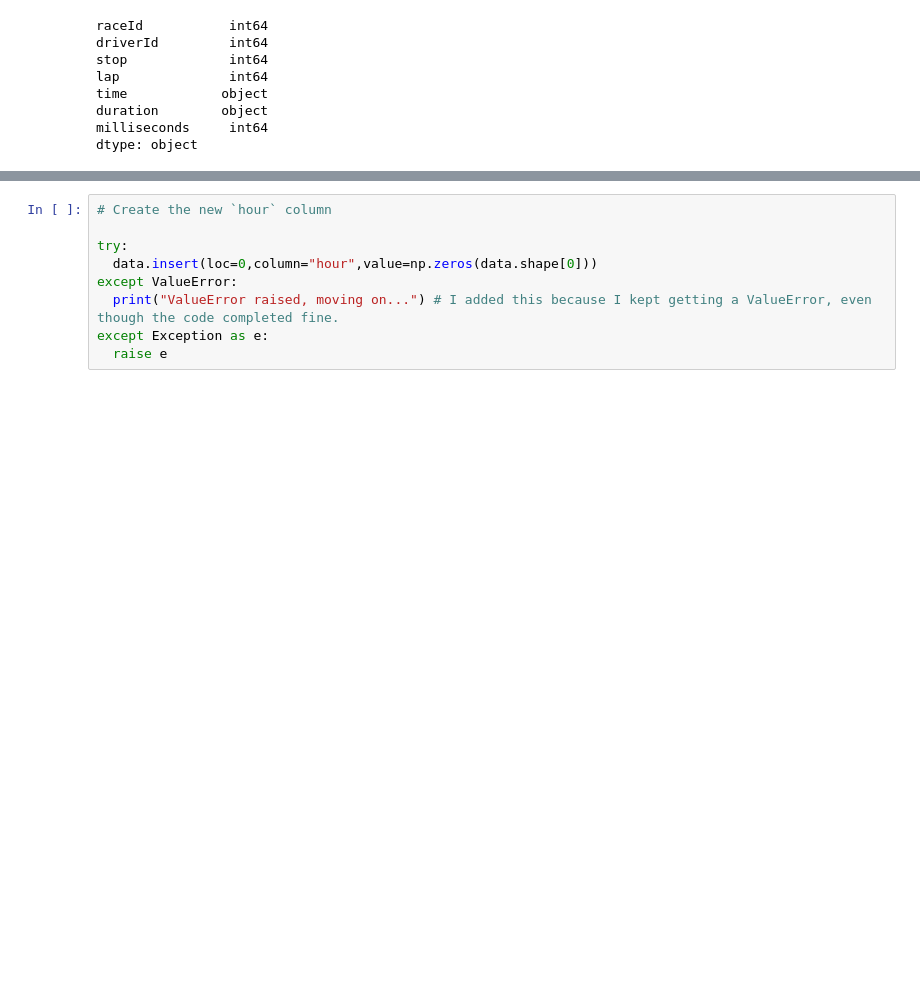
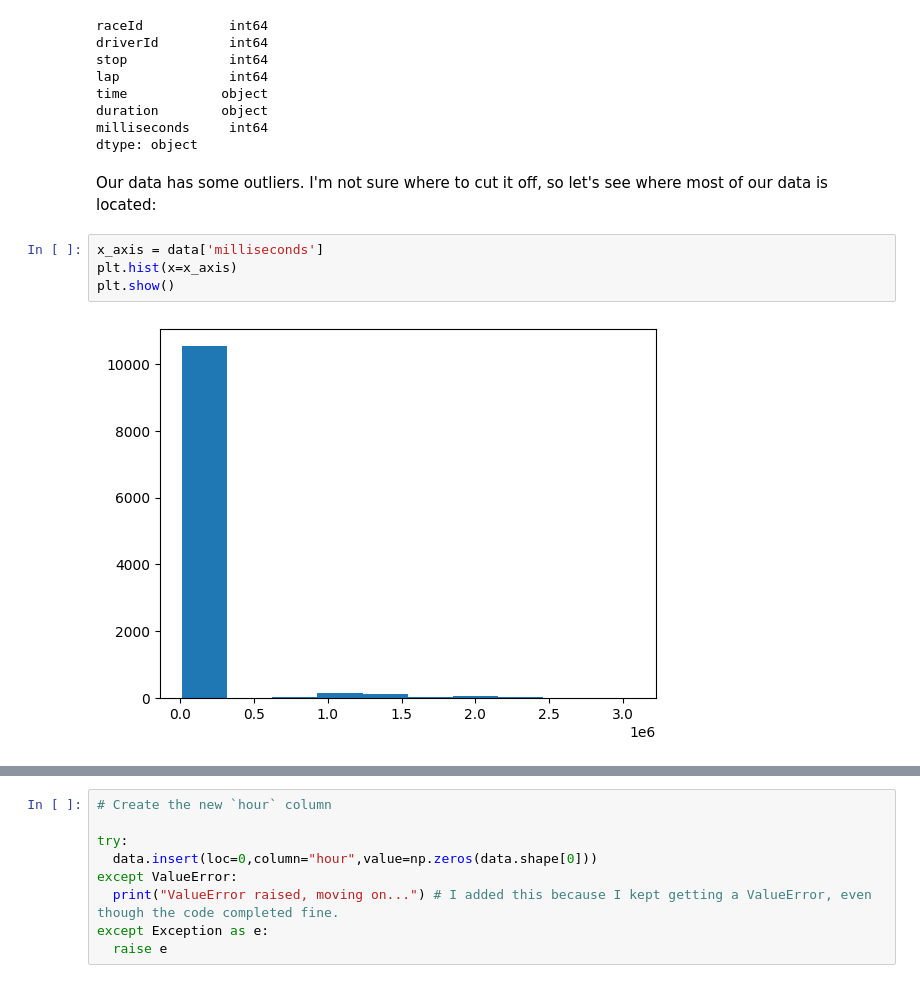
Before and after one commit to blortle-dev/data-science-lasa, a Jupyter notebook: Unit 6/ColiDicaU6Proj.ipynb, the cells around one changed output, grey strips where cells are left out. Saved outputs shown, nothing was run; the diff lists cells and outputs as text; blank space fills up the shorter version.

Commit message:
Added histograms, TODO run updated models

```diff
--- a/Unit 6/ColiDicaU6Proj.ipynb
+++ b/Unit 6/ColiDicaU6Proj.ipynb
@@ -47,3 +51,11 @@ time            object
 duration        object
 milliseconds     int64
 dtype: object
+# %% [markdown]
+Our data has some outliers. I'm not sure where to cut it off, so let's see where most of our data is located:
+# %%
+x_axis = data['milliseconds']
+plt.hist(x=x_axis)
+plt.show()
+# %% [output]
+[figure, added]
```
Also changed, not shown: parts of 9 cells of this notebook.
